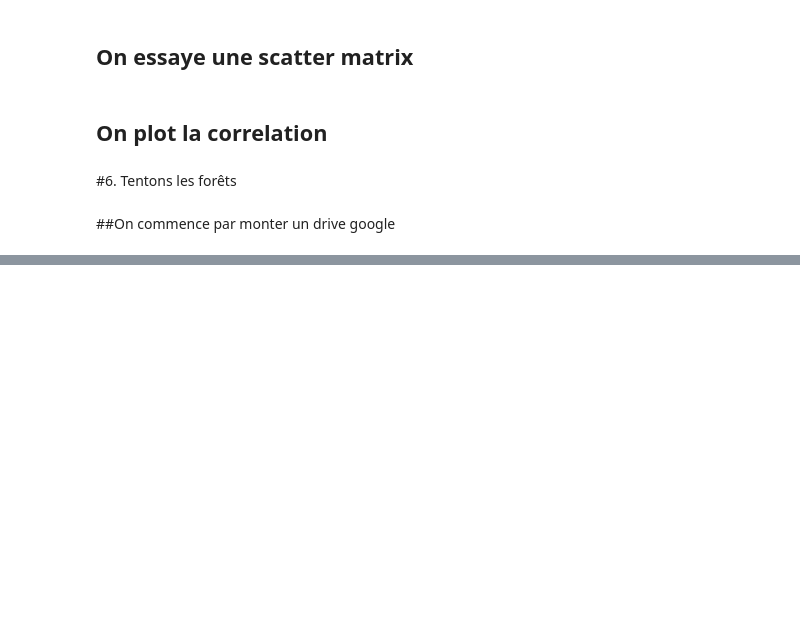
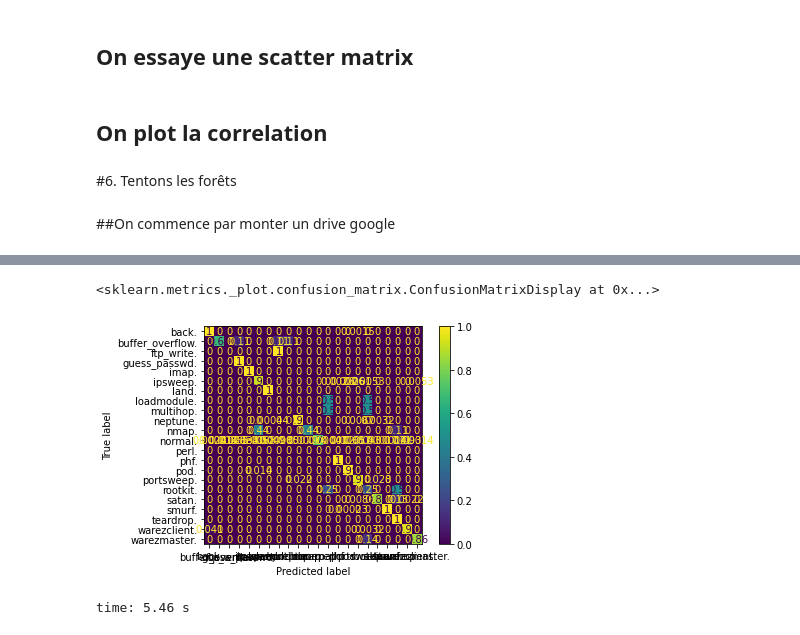
Before and after one commit to Frazew/NET4550_KDD99, a Jupyter notebook: KDD_Attaque_Reseaux.ipynb, the cells around one changed output, grey strips where cells are left out. Cells and saved outputs as stored; diff of their text form; code cells hidden in the pictures; blank space fills up the shorter version.

Commit message:
Implementation of a RandomForestClassifier and overall optimisation

```diff
--- a/KDD_Attaque_Reseaux.ipynb
+++ b/KDD_Attaque_Reseaux.ipynb
@@ -322,0 +346,9 @@ my_path = drive_path + \
+# %%
+#OneHot encoding sur la dfp
+encoder = ce.OneHotEncoder(cols=['service'], use_cat_names=True)
+dfp_encoded = encoder.fit_transform(dfp)
+encoder = ce.OneHotEncoder(cols=['protocol_type'], use_cat_names=True)
+dfp_encoded = encoder.fit_transform(dfp_encoded)
+encoder = ce.OneHotEncoder(cols=['flag'], use_cat_names=True)
+dfp_encoded = encoder.fit_transform(dfp_encoded)
+dfp_encoded.head(n=10)
@@ -322,0 +369,5 @@ my_path = drive_path + \
+# %%
+X = dfp_encoded.drop(labels='label', axis=1)
+y = dfp_encoded['label']
+X_train, X_test, y_train, y_test = train_test_split(X,y, test_size=0.3,
+                                        shuffle=True, random_state=4)
@@ -322,0 +378,7 @@ my_path = drive_path + \
+# %%
+print( "Samples per class before SMOTE: ", Counter(y_train) )
+
+smote = SMOTE(k_neighbors=1)
+X_train, y_train = smote.fit_sample(X_train, y_train)
+
+print( "Samples per class after SMOTE: ", Counter(y_train) )
@@ -322,0 +391,10 @@ my_path = drive_path + \
+# %%
+model = RandomForestClassifier(n_estimators=100,
+                      criterion='gini',
+                      max_leaf_nodes=16, # Each tree cannot have more than that
+                      random_state=5, # For reproducibility
+                      n_jobs=-1, # Use all the CPUs
+                      max_features = 'auto' # auto means=sqrt(n_features)
+                      )
+
+model.fit(X_train, y_train)
@@ -322,0 +411,7 @@ my_path = drive_path + \
+# %%
+y_pred = model.predict(X_test)
+plot_confusion_matrix(model, X_test, y_test, normalize='true')
+# %% [output]
+<sklearn.metrics._plot.confusion_matrix.ConfusionMatrixDisplay at 0x...>
+[figure, added]
+time: 5.46 s
```
Also changed, not shown: parts of 30 cells of this notebook.
